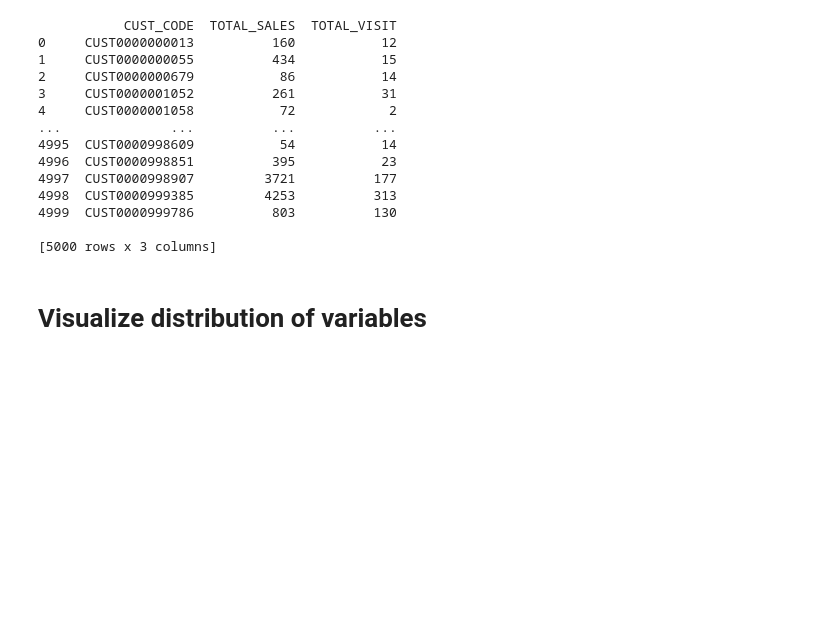
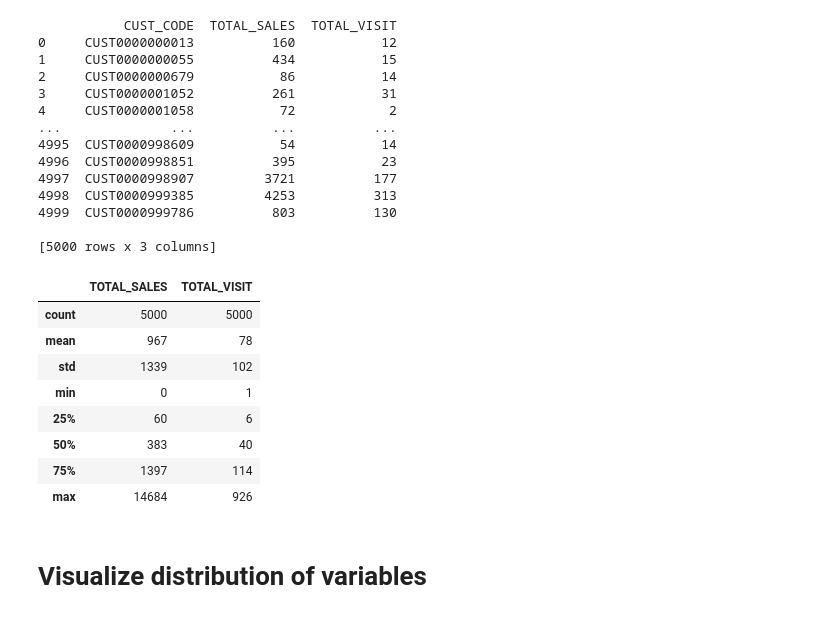
Before and after one commit to ekaratnida/Automated_Tools-, a Jupyter notebook: Mini-bads3/Module3_5.ipynb, the cells around one changed output. Cells and saved outputs as stored; diff of their text form; code cells hidden in the pictures; blank space fills up the shorter version.

```diff
--- a/Mini-bads3/Module3_5.ipynb
+++ b/Mini-bads3/Module3_5.ipynb
@@ -24,6 +24,18 @@ print(df)
 4999  CUST0000999786          803          130
 
 [5000 rows x 3 columns]
+# %%
+df.describe()
+# %% [output]
+|  | TOTAL_SALES | TOTAL_VISIT |
+| count | 5000 | 5000 |
+| mean | 967 | 78 |
+| std | 1339 | 102 |
+| min | 0 | 1 |
+| 25% | 60 | 6 |
+| 50% | 383 | 40 |
+| 75% | 1397 | 114 |
+| max | 14684 | 926 |
 # %% [markdown]
 <H1>Visualize distribution of variables
 # %%
```
Also changed, not shown: parts of 14 cells of this notebook.
